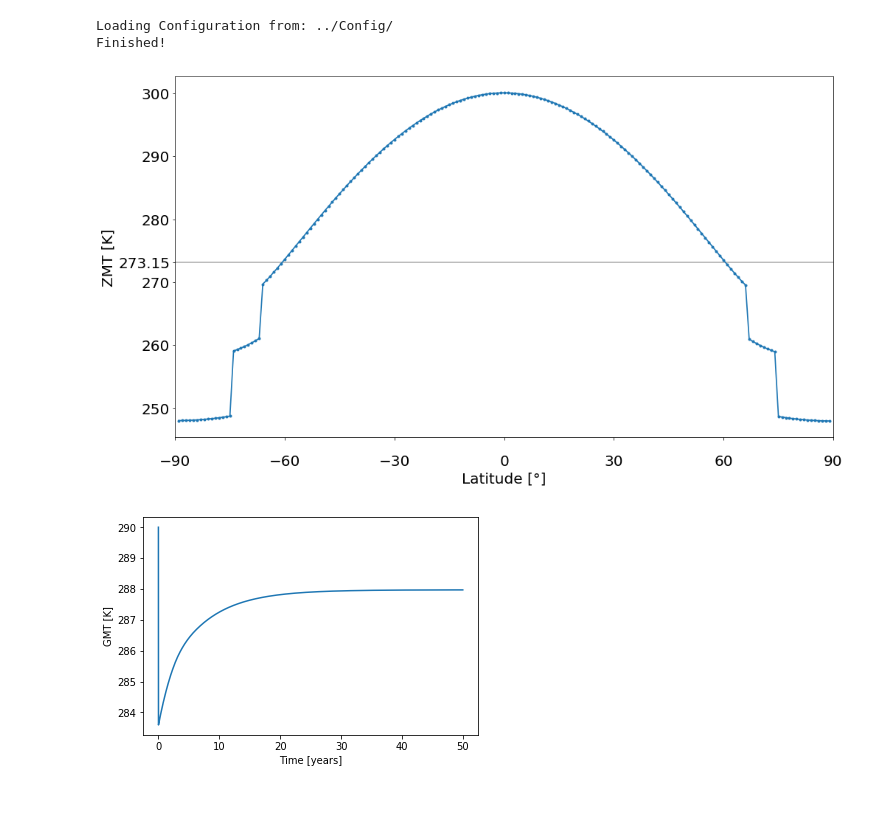
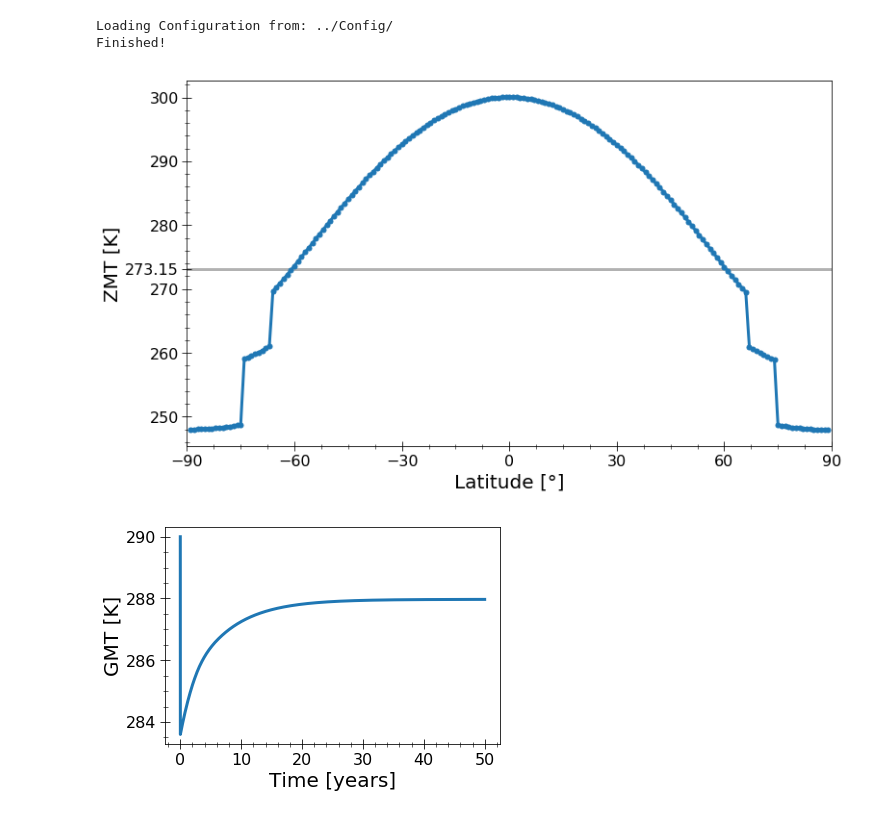
Before and after one commit to BenniSchmiedel/Low-dimensional-EBMs, a Jupyter notebook: lowEBMs/Tutorials/Notebooks/EBM1D_Budyko_dynamic.ipynb, the cells around one changed output. Saved outputs shown, nothing was run; the diff lists cells and outputs as text; code cells hidden in the pictures.

```diff
--- a/lowEBMs/Tutorials/Notebooks/EBM1D_Budyko_dynamic.ipynb
+++ b/lowEBMs/Tutorials/Notebooks/EBM1D_Budyko_dynamic.ipynb
@@ -17,29 +17,25 @@ Loading Configuration from: ../Config/
 Finished!
 # %%
 from lowEBMs.Tutorials import plot_lat_temp
-import matplotlib
-matplotlib.rcParams['lines.linewidth'] = 1.7
-matplotlib.rcParams['axes.labelsize'] = 20
-matplotlib.rcParams['xtick.labelsize'] = 20
-matplotlib.rcParams['ytick.labelsize'] = 20
+from lowEBMs import update_plotstyle
+update_plotstyle()
 from lowEBMs.Packages.Variables import Vars
 from lowEBMs.Packages.Functions import plotmeanstd
 #plot_lat_temp(outputdata)
 T=plotmeanstd(outputdata[1])
-plt.figure(figsize=(16,9))
+plt.figure(figsize=(12,7))
 plt.plot(Vars.Lat,T[0],marker='.')
 plt.xlabel('Latitude [°]'); plt.ylabel('ZMT [K]')
 plt.xlim(-90,90); plt.ylim()
 plt.hlines(273.15,xmin=-90,xmax=90,alpha=0.3)
 plt.xticks(np.linspace(-90,90,7))
-plt.yticks([250,260,270,273.15,280,290,300],[250,260,270,273.15,280,290,300],fontsize=20)
-
-plt.savefig('/home/benni/Programs/ebms/lowEBMs/source/_static/Budyko_ZMT.png',format='PNG',dpi=400,bbox_inches='tight')
+plt.yticks([250,260,270,273.15,280,290,300],[250,260,270,273.15,280,290,300])
+plt.show()
 # %% [output]
-[figure, old version]
+[figure, new version]
 # %%
 from lowEBMs.Tutorials import plot_time_temp
 
 plot_time_temp(outputdata)
 # %% [output]
-[figure, old version]
+[figure, new version]
```
Also changed, not shown: 11 other files.
